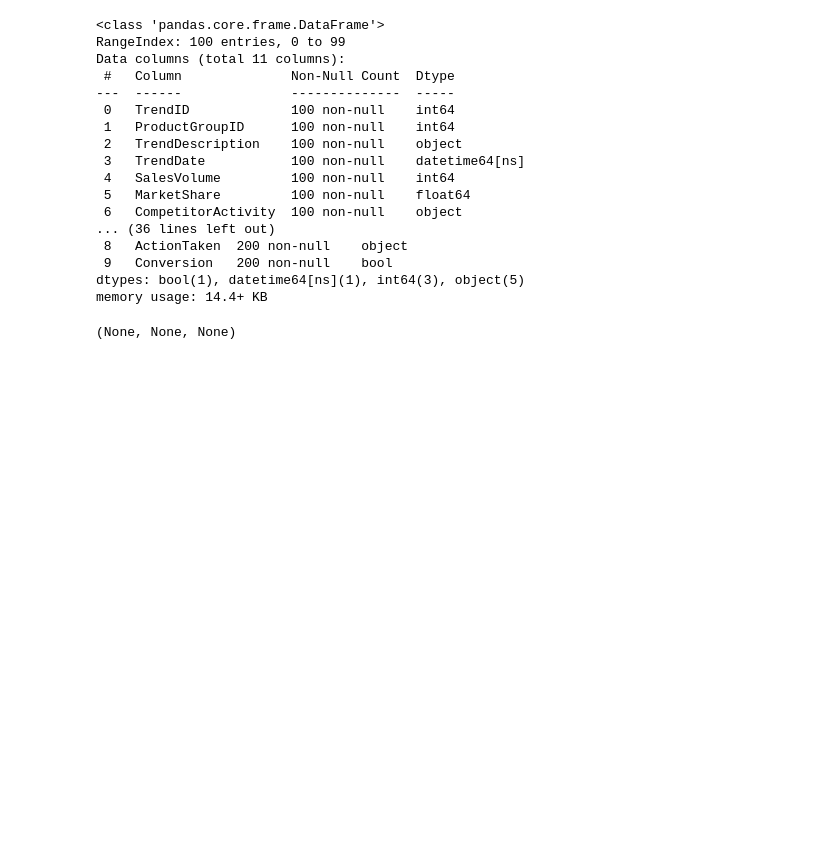
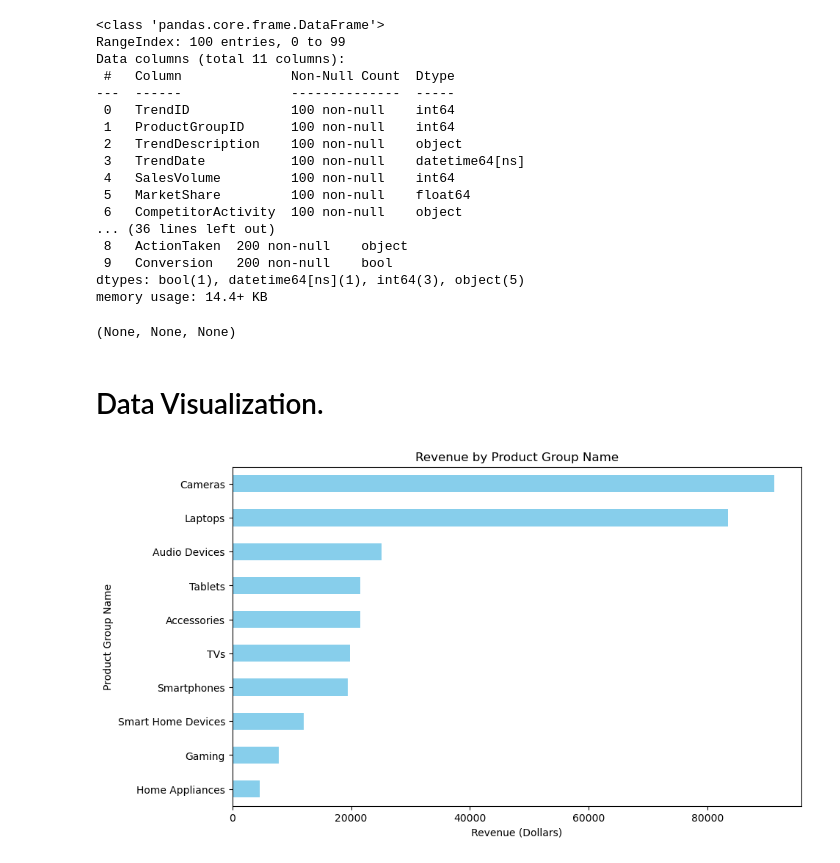
Before and after one commit to vvtruong27/BPS_ASM, a Jupyter notebook: ASM_Part2/businessProcessSupport.ipynb, the cells around one changed output. Drawn from its saved outputs; the diff is of its cells as text; code cells hidden in the pictures; blank space fills up the shorter version.

Commit message:
finish visualizaion

```diff
--- a/ASM_Part2/businessProcessSupport.ipynb
+++ b/ASM_Part2/businessProcessSupport.ipynb
@@ -139,3 +142,22 @@ product_detail_df.to_csv('../cleanedDataset/cleaned_product_detail.csv', index=F
 product_group_df.to_csv('../cleanedDataset/cleaned_product_group.csv', index=False)
 sale_df.to_csv('../cleanedDataset/cleaned_sale.csv', index=False)
 website_access_category_df.to_csv('../cleanedDataset/cleaned_website_access_category.csv', index=False)
+# %% [markdown]
+# Data Visualization.
+# %%
+# Merge product group and sale data
+merged_data = pd.merge(sale_df, product_detail_df, on='ProductID')
+merged_data = pd.merge(merged_data, product_group_df, on='ProductGroupID')
+
+# Aggregate total price by product group name
+total_price_by_group = merged_data.groupby('GroupName')['TotalPrice'].sum().sort_values()
+
+# Create the bar chart
+plt.figure(figsize=(10, 6))
+total_price_by_group.plot(kind='barh', color='skyblue')
+plt.xlabel('Revenue (Dollars)')
+plt.ylabel('Product Group Name')
+plt.title('Revenue by Product Group Name')
+plt.show()
+# %% [output]
+[figure, added]
```
Also changed, not shown: parts of 5 cells of this notebook.
